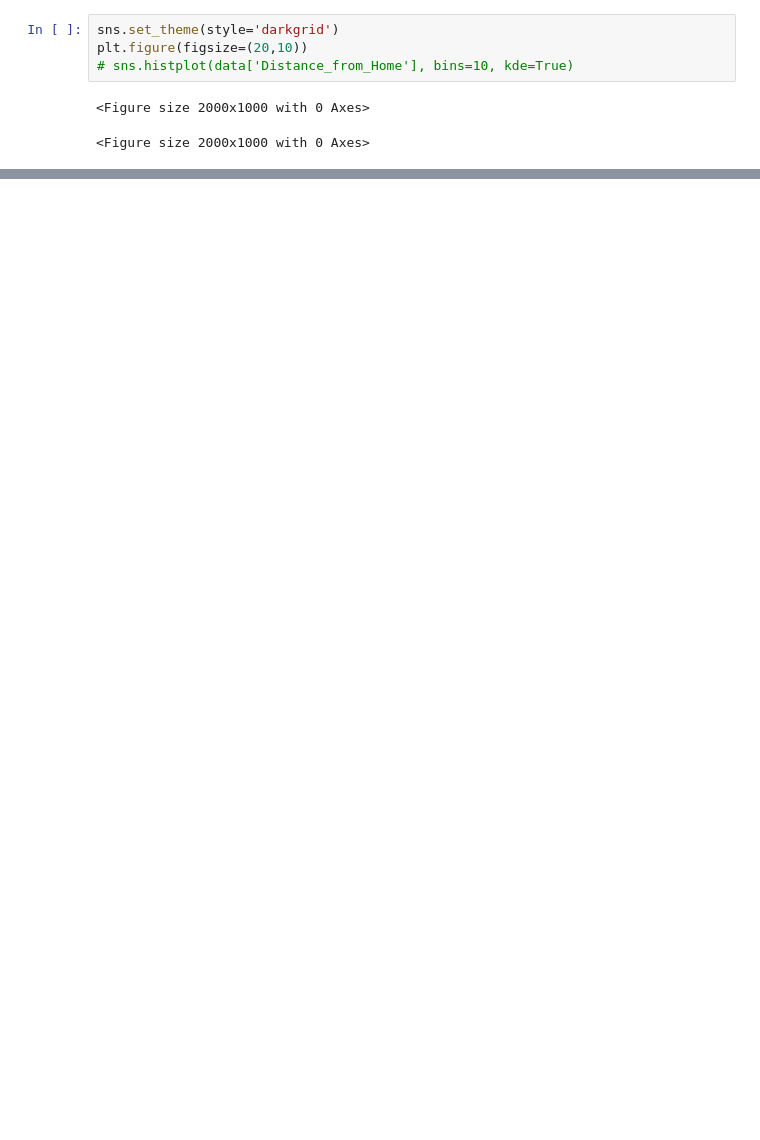
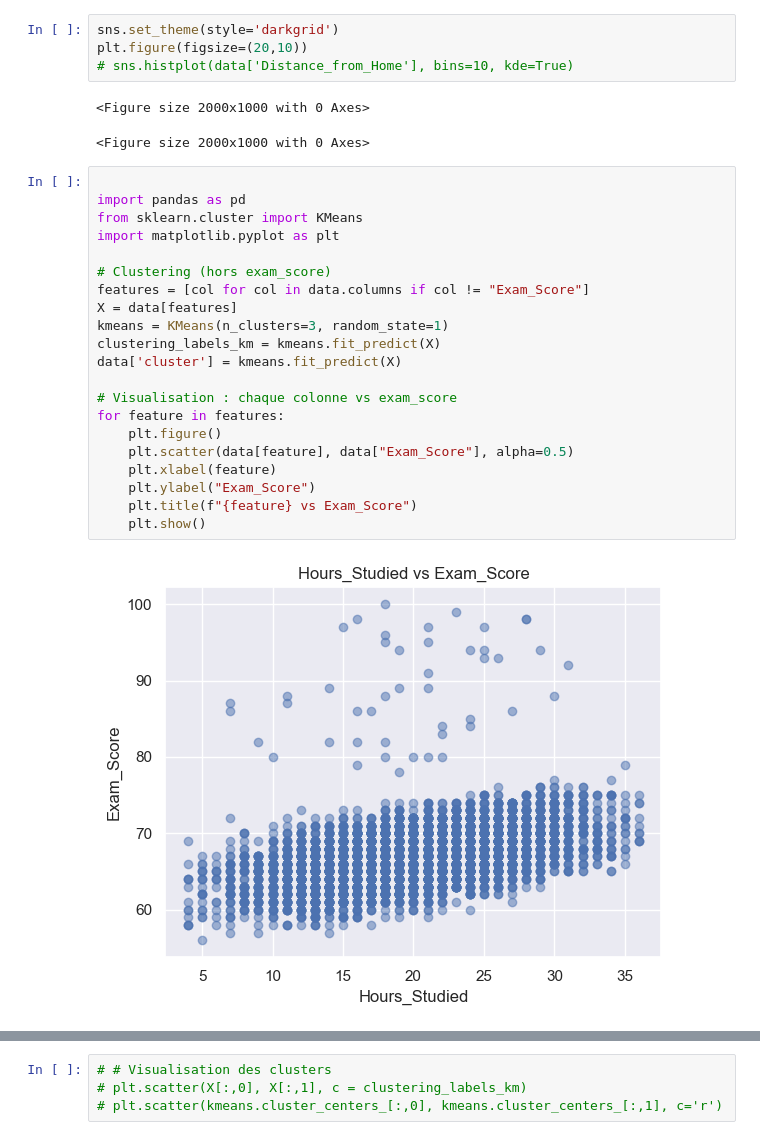
Before and after one commit to Carac92/esgi-spark-core-template, a Jupyter notebook: python-jupyter/main.ipynb, the cells around one changed output, grey strips where cells are left out. Saved outputs shown, nothing was run; the diff lists cells and outputs as text; blank space fills up the shorter version.

```diff
--- a/python-jupyter/main.ipynb
+++ b/python-jupyter/main.ipynb
@@ -108,3 +122,26 @@ plt.figure(figsize=(20,10))
 # %% [output]
 <Figure size 2000x1000 with 0 Axes>
 <Figure size 2000x1000 with 0 Axes>
+# %%
+
+import pandas as pd
+from sklearn.cluster import KMeans
+import matplotlib.pyplot as plt
+
+# Clustering (hors exam_score)
+features = [col for col in data.columns if col != "Exam_Score"]
+X = data[features]
+kmeans = KMeans(n_clusters=3, random_state=1)
+clustering_labels_km = kmeans.fit_predict(X)
+data['cluster'] = kmeans.fit_predict(X)
+
+# Visualisation : chaque colonne vs exam_score
+for feature in features:
+    plt.figure()
+    plt.scatter(data[feature], data["Exam_Score"], alpha=0.5)
+    plt.xlabel(feature)
+    plt.ylabel("Exam_Score")
+    plt.title(f"{feature} vs Exam_Score")
+    plt.show()
+# %% [output]
+[figure, added]
@@ -110,0 +153,4 @@ plt.figure(figsize=(20,10))
+# %%
+# # Visualisation des clusters
+# plt.scatter(X[:,0], X[:,1], c = clustering_labels_km)
+# plt.scatter(kmeans.cluster_centers_[:,0], kmeans.cluster_centers_[:,1], c='r')
```
Also changed, not shown: parts of 14 cells of this notebook.
